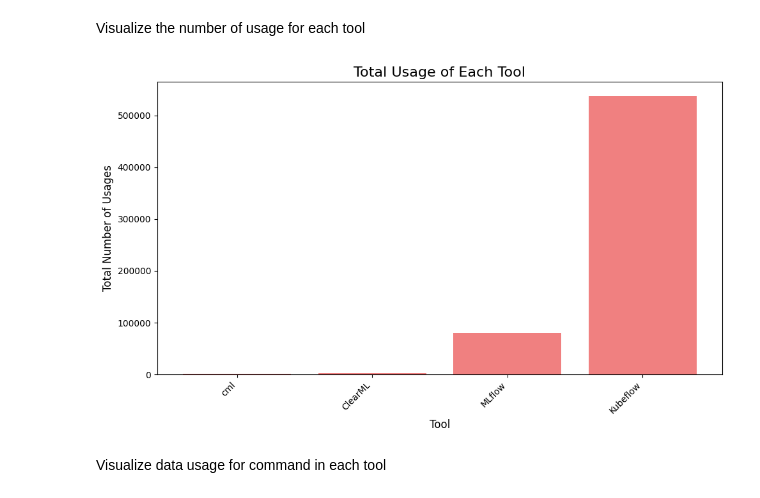
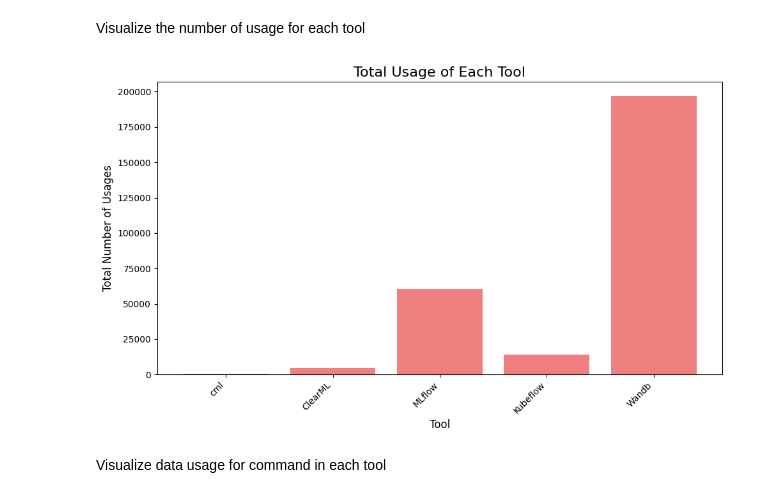
Before and after one commit to StartUpNationLabs/rimel, a Jupyter notebook: data-visualization.ipynb, the cells around one changed output. Saved outputs shown, nothing was run; the diff lists cells and outputs as text; code cells hidden in the pictures.

```diff
--- a/data-visualization.ipynb
+++ b/data-visualization.ipynb
@@ -46,26 +46,27 @@ Visualize the number of usage for each tool
 # %%
 # Aggregate the total number of usages per tool
 usage_by_tool = defaultdict(int)
 for entry in data:
-    usage_by_tool[entry['tool']] += entry['number']
+    if "global" in entry['purpose'] :
+        usage_by_tool[entry['tool']] += entry['number']
 
 # Prepare data for plotting
 tools = list(usage_by_tool.keys())
 total_usages = list(usage_by_tool.values())
 output_path = os.path.join(output_dir, "total_usage_comparison.png")
 
 # Plot the data
 plt.figure(figsize=(10, 6))
 plt.bar(tools, total_usages, color="lightcoral")
 plt.title("Total Usage of Each Tool", fontsize=16)
 plt.xlabel("Tool", fontsize=12)
 plt.ylabel("Total Number of Usages", fontsize=12)
 plt.xticks(rotation=45, ha="right")
 plt.tight_layout()
 plt.savefig(output_path)  # Save as PNG file
 plt.show()
 # %% [output]
-[figure, old version]
+[figure, new version]
 # %% [markdown]
 Visualize data usage for command in each tool
 # %%
```
Also changed, not shown: parts of 2 cells of this notebook, 6 other files.
